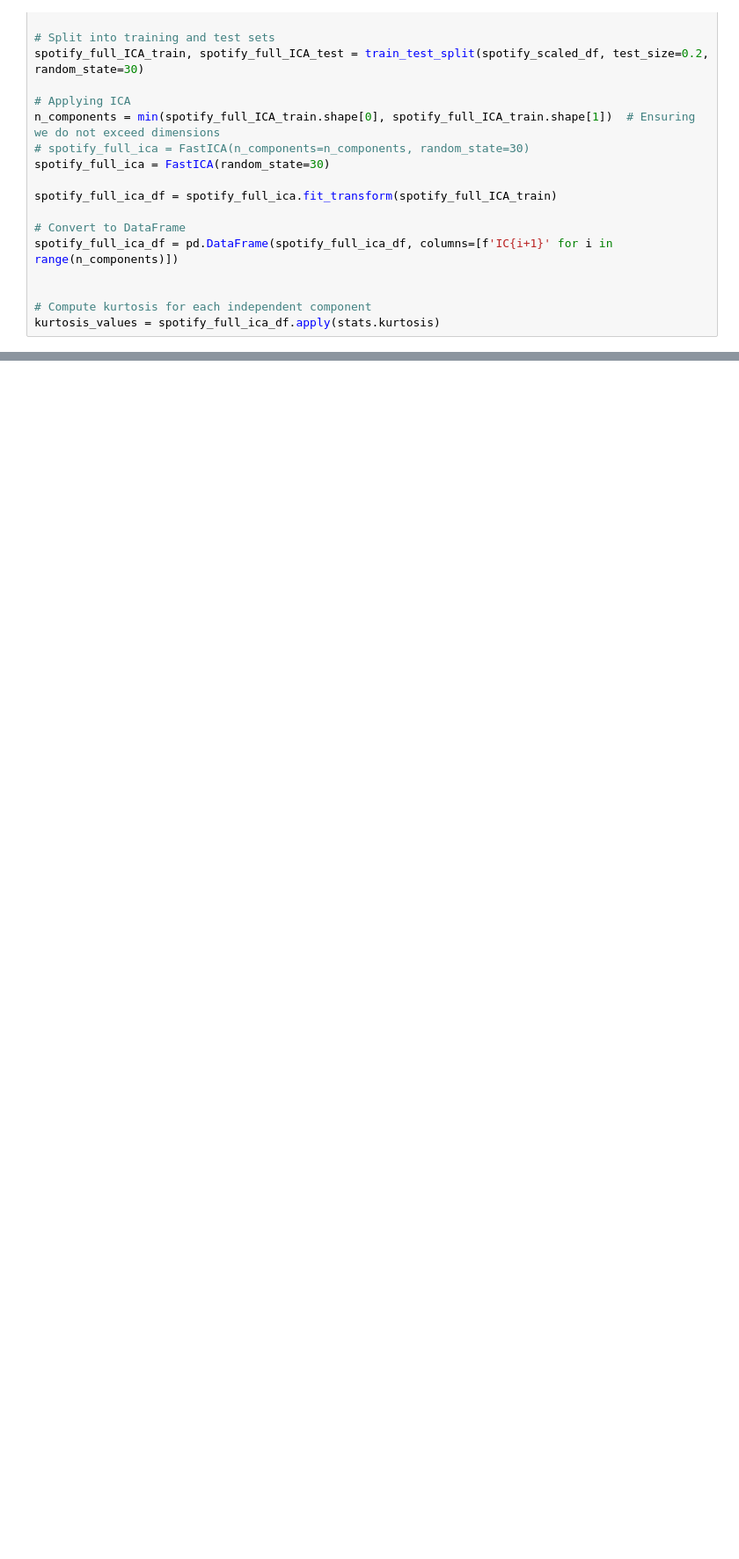
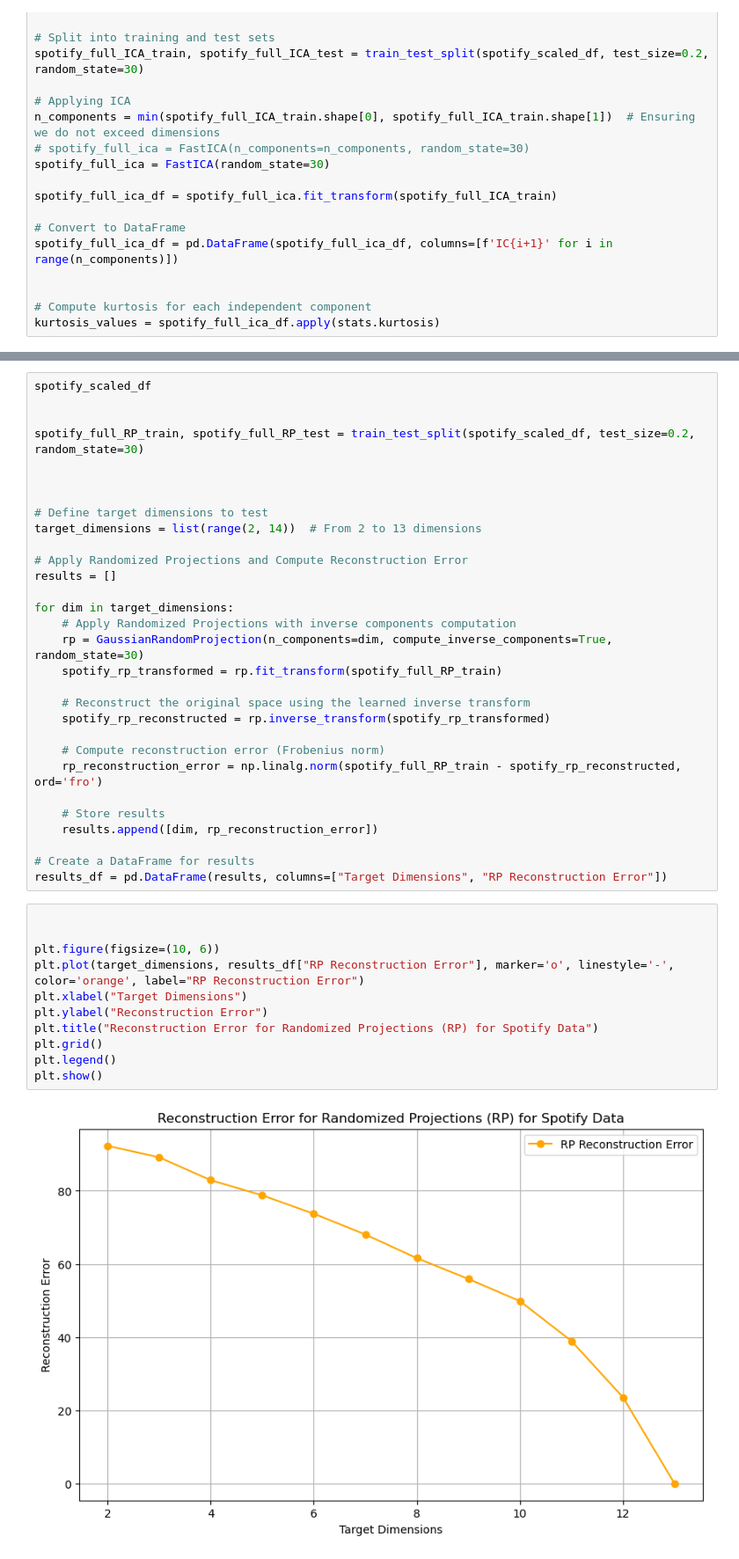
Before and after one commit to nico-medellin/Studying-the-Effects-of-Clustering-and-Dimension-Reduction-on-Neural-Network-Performance, a Jupyter notebook: Component_Analysis.ipynb, the cells around one changed output, grey strips where cells are left out. Shown at 88% size. Drawn from its saved outputs; the diff is of its cells as text; blank space fills up the shorter version.

```diff
--- a/Component_Analysis.ipynb
+++ b/Component_Analysis.ipynb
@@ -470,0 +479,43 @@ plt.show()
+# %%
+spotify_scaled_df
+
+
+spotify_full_RP_train, spotify_full_RP_test = train_test_split(spotify_scaled_df, test_size=0.2, random_state=30)
+
+
+
+# Define target dimensions to test
+target_dimensions = list(range(2, 14))  # From 2 to 13 dimensions
+
+# Apply Randomized Projections and Compute Reconstruction Error
+results = []
+
+for dim in target_dimensions:
+    # Apply Randomized Projections with inverse components computation
+    rp = GaussianRandomProjection(n_components=dim, compute_inverse_components=True, random_state=30)
+    spotify_rp_transformed = rp.fit_transform(spotify_full_RP_train)
+
+    # Reconstruct the original space using the learned inverse transform
+    spotify_rp_reconstructed = rp.inverse_transform(spotify_rp_transformed)
+
+    # Compute reconstruction error (Frobenius norm)
+    rp_reconstruction_error = np.linalg.norm(spotify_full_RP_train - spotify_rp_reconstructed, ord='fro')
+
+    # Store results
+    results.append([dim, rp_reconstruction_error])
+
+# Create a DataFrame for results
+results_df = pd.DataFrame(results, columns=["Target Dimensions", "RP Reconstruction Error"])
+# %%
+
+
+plt.figure(figsize=(10, 6))
+plt.plot(target_dimensions, results_df["RP Reconstruction Error"], marker='o', linestyle='-', color='orange', label="RP Reconstruction Error")
+plt.xlabel("Target Dimensions")
+plt.ylabel("Reconstruction Error")
+plt.title("Reconstruction Error for Randomized Projections (RP) for Spotify Data")
+plt.grid()
+plt.legend()
+plt.show()
+# %% [output]
+[figure, added]
```
Also changed, not shown: parts of 53 cells of this notebook, 3 other files.
